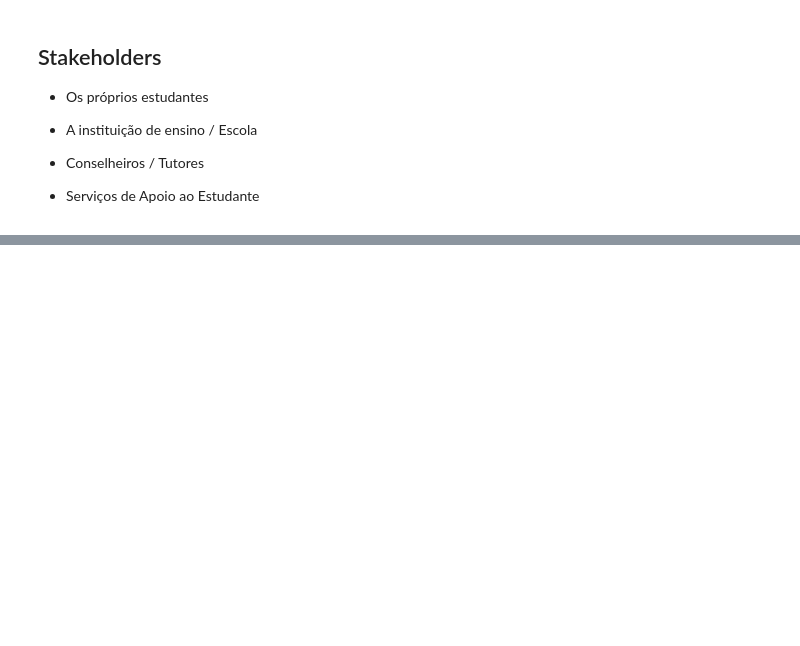
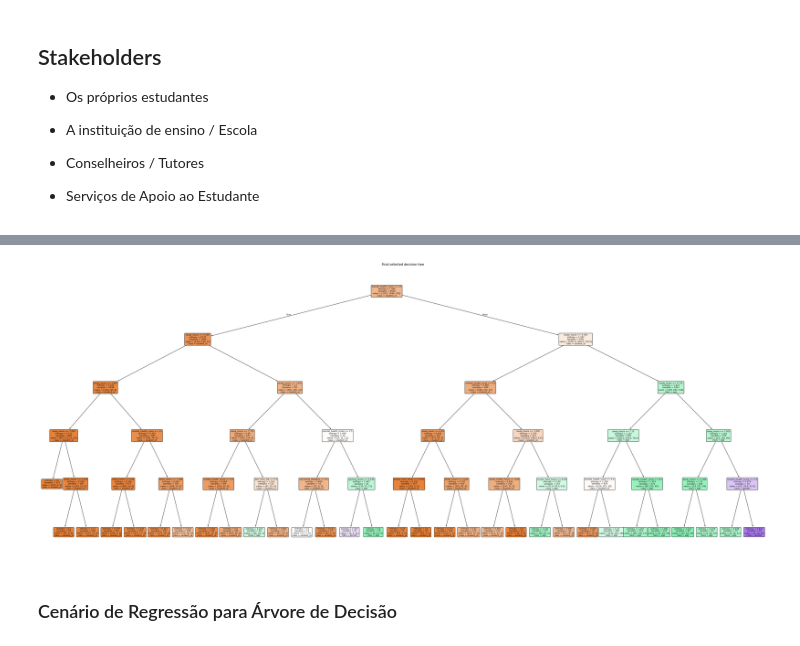
Before and after one commit to OJsan-ForReal/FAA-G22, a Jupyter notebook: projeto.ipynb, the cells around one changed output, grey strips where cells are left out. Drawn from its saved outputs; the diff is of its cells as text; code cells hidden in the pictures; blank space fills up the shorter version.

Commit message:
decison tree

```diff
--- a/projeto.ipynb
+++ b/projeto.ipynb
@@ -231,0 +205,17 @@ Best mean CV accuracy: 0.575
+# %%
+plt.figure(figsize=(50, 20))
+plot_tree(
+final_model,
+feature_names=df_X.columns,
+class_names=df_colunas,
+filled=True,
+rounded=True,
+fontsize=8,
+)
+
+plt.title("Final selected decision tree")
+plt.show()
+# %% [output]
+[figure, added]
+# %% [markdown]
+### Cenário de Regressão para Árvore de Decisão
```
Also changed, not shown: parts of 6 cells of this notebook.
